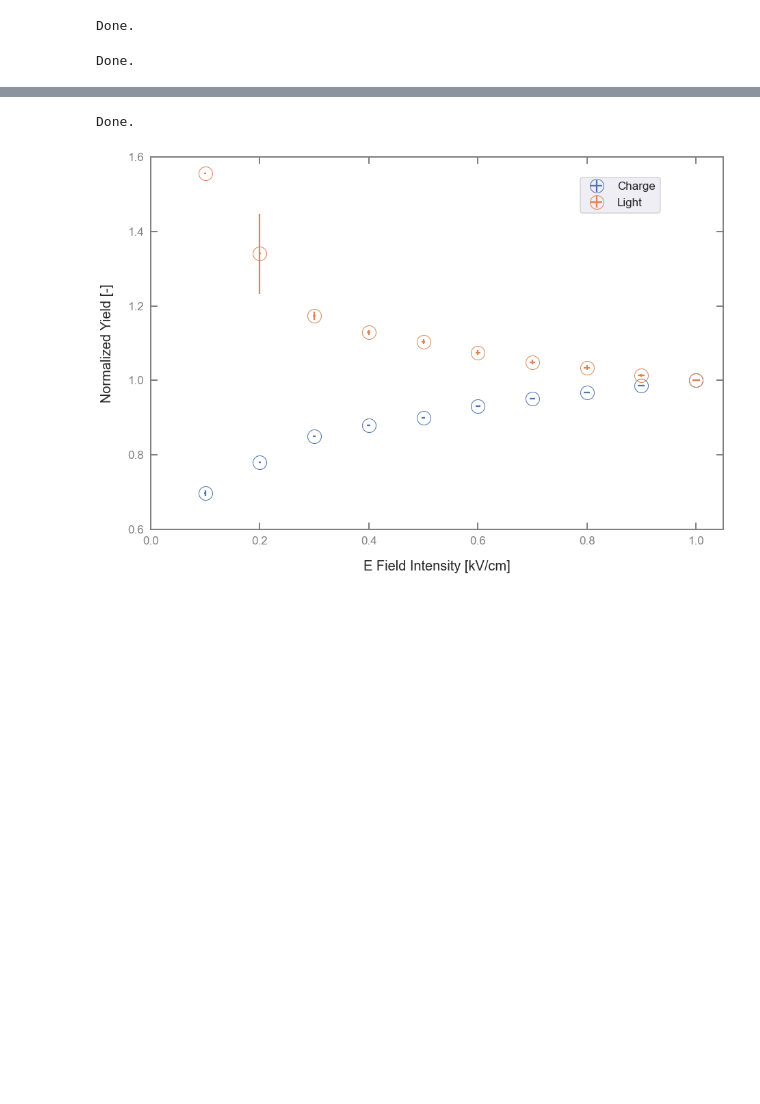
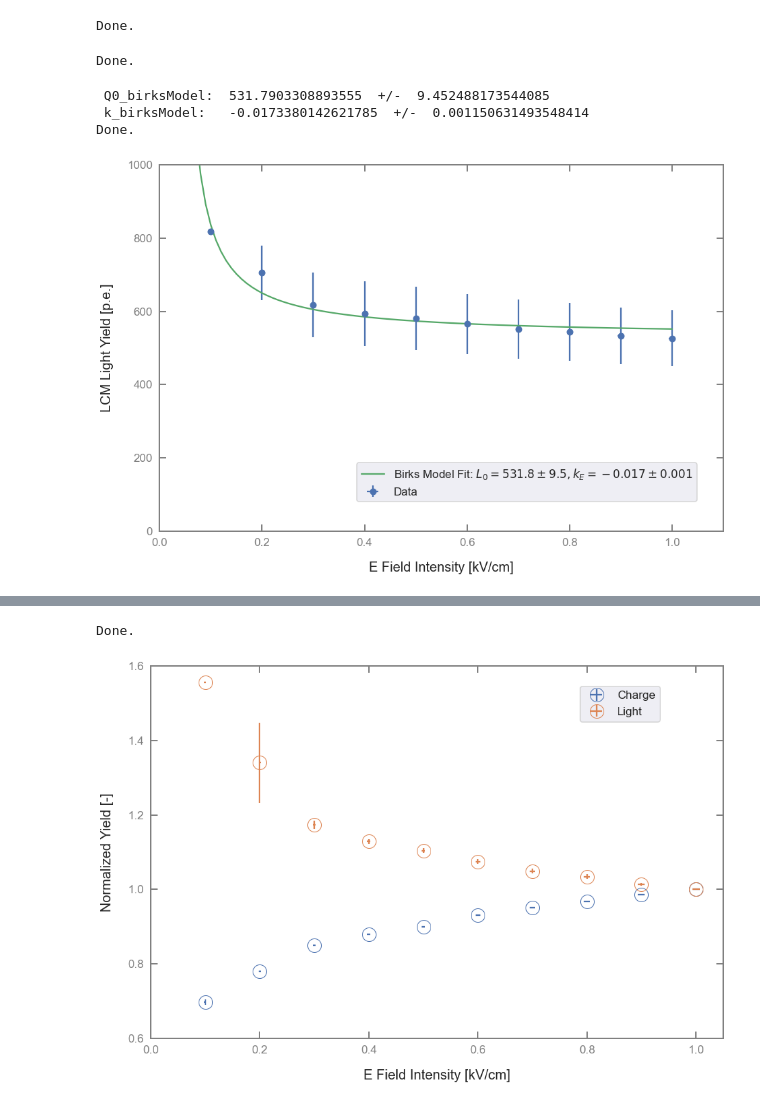
Before and after one commit to RomanMBerner/larpix-analysis, a Jupyter notebook: lightCharge_anticorrelation/main.ipynb, the cells around one changed output, grey strips where cells are left out. Cells and saved outputs as stored; diff of their text form; code cells hidden in the pictures; blank space fills up the shorter version.

```diff
--- a/lightCharge_anticorrelation/main.ipynb
+++ b/lightCharge_anticorrelation/main.ipynb
@@ -82,7 +82,7 @@ plot_all                                        = True
 plot_chargeYield_vs_hitPosX                     = False
 plot_chargeYield_vs_hitPosX_summary             = False
 plot_chargeYield_vs_eField                      = False
-plot_chargeYieldPerHit_vs_eField                = False
+plot_chargeYieldPerHit_vs_eField                = True
 plot_totalChargeYield_vs_eField                 = True
 plot_detectedLight                              = True
 plot_trackLength                                = False
@@ -1744,3 +1744,26 @@ plt.savefig(save_name, dpi=400) # bbox_inches='tight'
 print('Done.')
 # %% [output]
 Done.
+# %%
+# Plot light yield as a function of the E-field intensity
+np.set_printoptions(precision=4)
+
+# Obtain lightYield data
+ly_mean_list = [np.nanmean(ly_mean_bin_i_list[i]) for i in range(len(ly_mean_bin_i_list))]
+ly_err_list = [scipy.stats.sem(ly_mean_bin_i_list[i]) for i in range(len(ly_mean_bin_i_list))]
+
+# Make plot
+x_min, x_max = 0.0, 1.1
+y_min, y_max = 0, 1000
+axis_labels = ['E Field Intensity [kV/cm]','LCM Light Yield [p.e.]']
+save_name = 'plots/TGraphError_LightYield_vs_eField.png'
+
+L0_birks, L0_birks_err, k_birks, k_birks_err = plot_birksModel(e_field_list,ly_mean_list,e_field_errors_list,ly_err_list,\
+                                                               x_min,x_max,y_min,y_max,\
+                                                               axis_labels,save_name)
+print('Done.')
+# %% [output]
+ Q0_birksModel:  531.7903308893555  +/-  9.452488173544085
+ k_birksModel:   -0.0173380142621785  +/-  0.001150631493548414
+Done.
+[figure, added]
```
Also changed, not shown: parts of 7 cells of this notebook, 1 other file.
